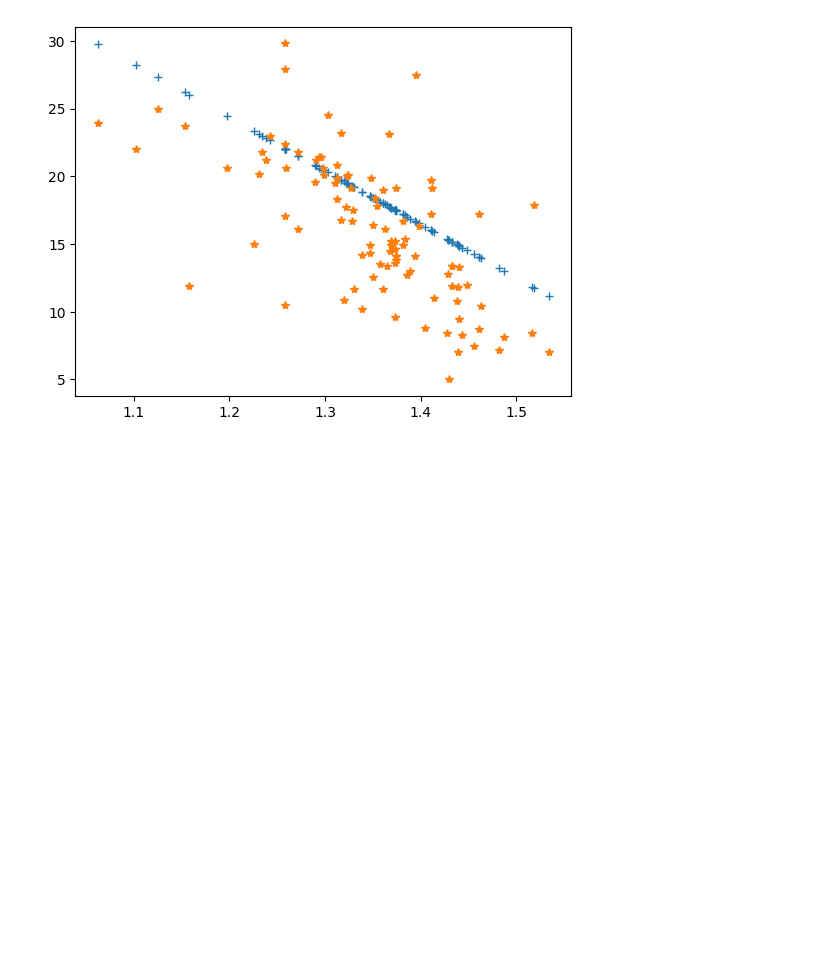
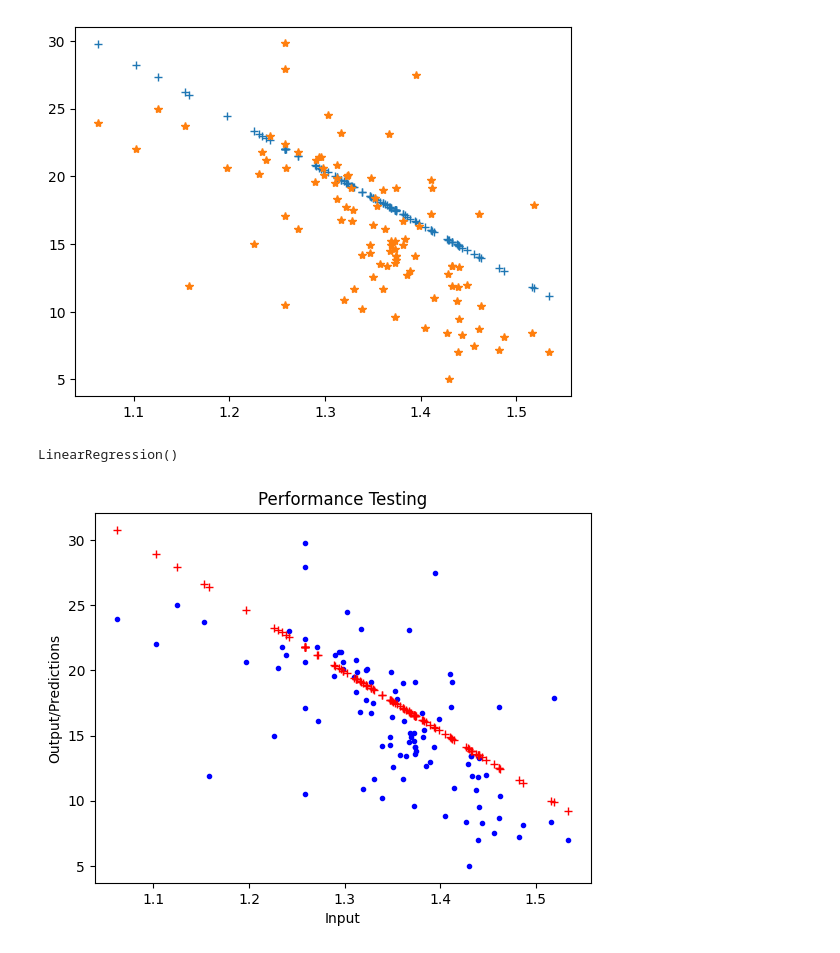
Before and after one commit to chanekarayush/Pict-Practicals, a Jupyter notebook: Assignment8/Assignment8.ipynb, the cells around one changed output. Drawn from its saved outputs; the diff is of its cells as text; code cells hidden in the pictures; blank space fills up the shorter version.

```diff
--- a/Assignment8/Assignment8.ipynb
+++ b/Assignment8/Assignment8.ipynb
@@ -341,3 +341,21 @@ plt.plot(test_input, test_output, '*')
 plt.show()
 # %% [output]
 [figure]
+# %%
+from sklearn.linear_model import LinearRegression
+
+lr_model = LinearRegression()
+lr_model.fit(train_input, train_output)
+# %% [output]
+LinearRegression()
+# %%
+test_prediction = lr_model.predict(test_input)
+# %%
+plt.plot(test_input, test_output, '.', color= 'blue')
+plt.plot(test_input, test_prediction, '+', color= 'red')
+plt.title('Performance Testing')
+plt.xlabel('Input')
+plt.ylabel('Output/Predictions')
+plt.show()
+# %% [output]
+[figure, added]
```
